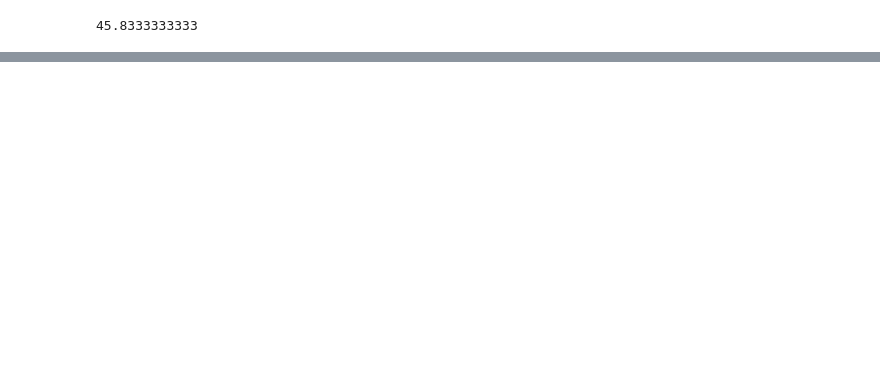
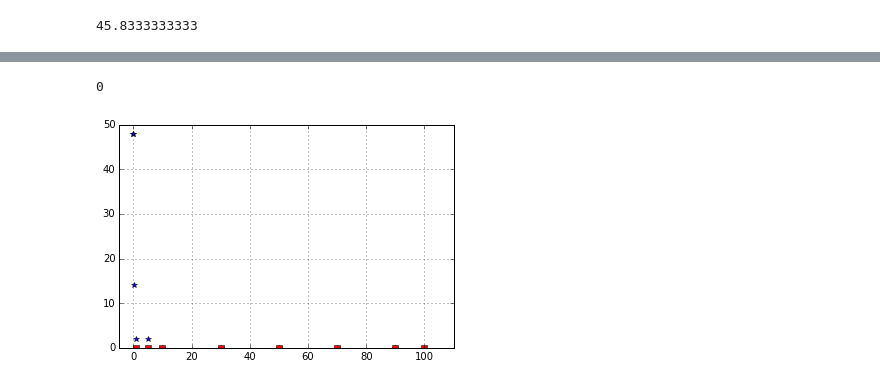
Before and after one commit to govinda-kamath/clustering_on_transcript_compatibility_counts, a Jupyter notebook: JZ_Zeisel_clusters.ipynb, the cells around one changed output, grey strips where cells are left out. Drawn from its saved outputs; the diff is of its cells as text; code cells hidden in the pictures; blank space fills up the shorter version.

```diff
--- a/JZ_Zeisel_clusters.ipynb
+++ b/JZ_Zeisel_clusters.ipynb
@@ -422,0 +441,27 @@ print c
+# %%
+%matplotlib inline
+
+# Change X_gene to dense
+if scipy.sparse.issparse(Xt_gene): Xt_gene = Xt_gene.todense()
+M,N = np.shape(Xt_gene)
+np.random.seed(0)
+
+subsample_gene_scores = []
+prop_test = [0.001,0.01,0.1,1,5,10,30,50,70,90]
+for i in prop_test:
+    print i
+    X_samp = np.zeros([M,N])
+    prop = float(i)/100
+    for cell in range(M):
+        # Sample genes for a particular cell according to the distribution of gene counts in that cell
+        samped = np.random.choice(range(N),int(prop*N),p=np.ndarray.tolist(Xt_gene[cell,:])[0])
+        todist = np.bincount(samped,minlength=N)
+        X_samp[cell] = todist
+    # Create distance matrix
+    D_samp = pairwise_distances(X_samp,metric=shannon_jensen)
+    labels_samp = jz_spectral(X_samp,len(subsets),D_samp)
+    a,b,c = jz_analyse_labeling_schemes(Lt_gene,labels_samp)
+    subsample_gene_scores.append(c)
+
+plt.plot(prop_test,subsample_gene_scores,'*')
+plt.show()
@@ -422,0 +480,13 @@ print c
+# %%
+# Sanity check: make sure all non-zero entries in X_samp are also in X_gene
+print np.sum(((Xt_gene>0)-(X_samp>0))< 0)
+# %% [output]
+0
+# %%
+plt.plot(prop_test,subsample_gene_scores,'*')
+plt.plot([1,5,10,30,50,70,90,100],scores_ec,'rs')
+plt.xlim(-5,110)
+plt.grid()
+plt.show()
+# %% [output]
+[figure, added]
```
Also changed, not shown: parts of 11 cells of this notebook.
